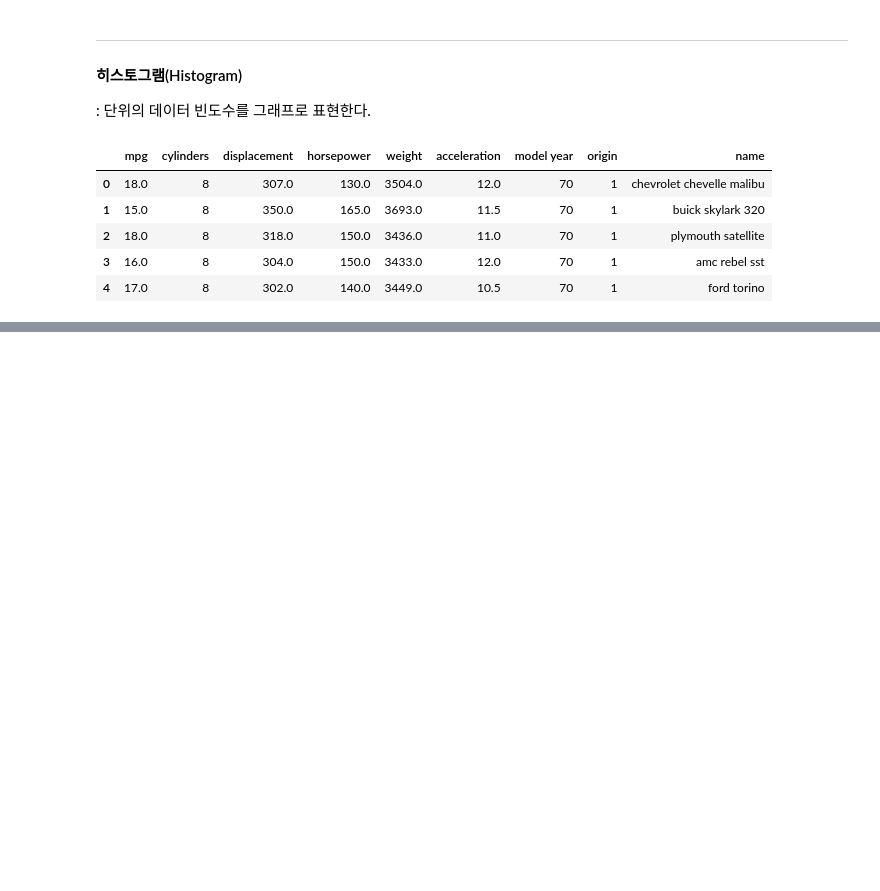
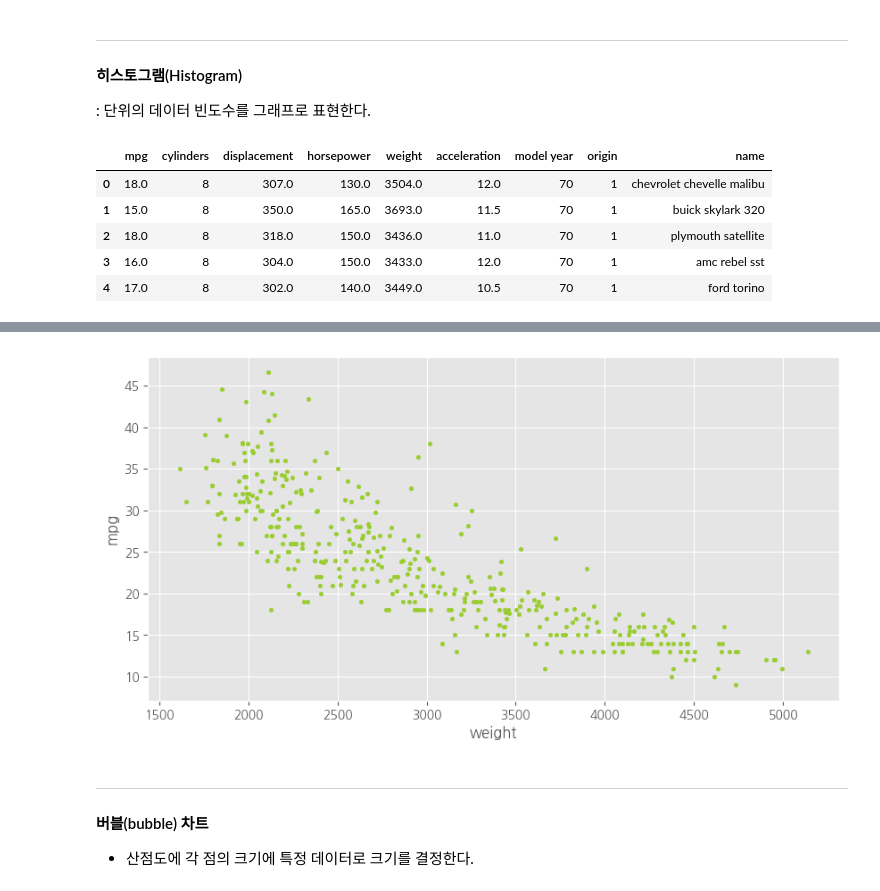
Before and after one commit to Hgracefield/dataAnalysis, a Jupyter notebook: Note/08.시각화도구.ipynb, the cells around one changed output, grey strips where cells are left out. Saved outputs shown, nothing was run; the diff lists cells and outputs as text; code cells hidden in the pictures; blank space fills up the shorter version.

```diff
--- a/Note/08.시각화도구.ipynb
+++ b/Note/08.시각화도구.ipynb
@@ -1084,0 +1102,18 @@ df.head()
+# %%
+# 연비(mpg)와 차중(weight)에 대한 산점도 그리기
+df.plot(
+    kind = 'scatter',
+    x = 'weight',
+    y = 'mpg',
+    c = 'yellowgreen',
+    s = 10,
+    figsize = (10,5)
+)
+# 중복 데이터는 오차값을 내놓음. drop
+plt.show()
+# %% [output]
+[figure, added]
+# %% [markdown]
+---
+#### 버블(bubble) 차트
+- 산점도에 각 점의 크기에 특정 데이터로 크기를 결정한다.
```
Also changed, not shown: parts of 14 cells of this notebook, 3 other files.
